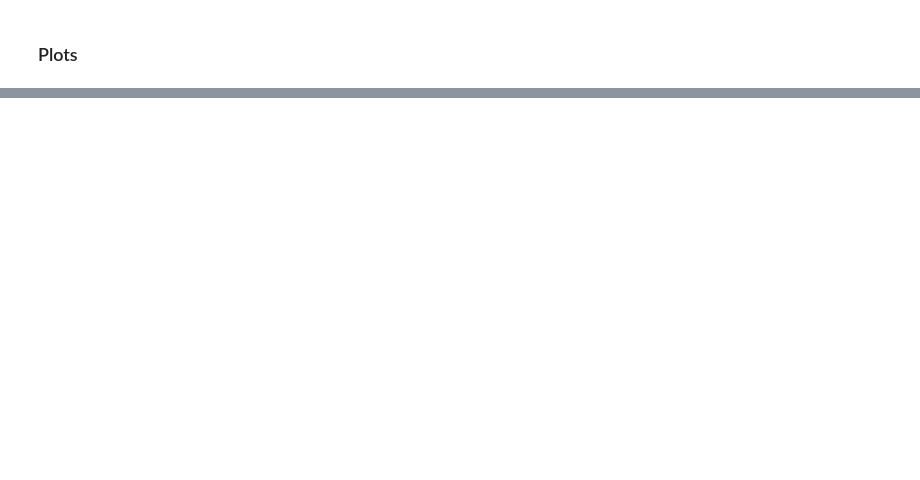
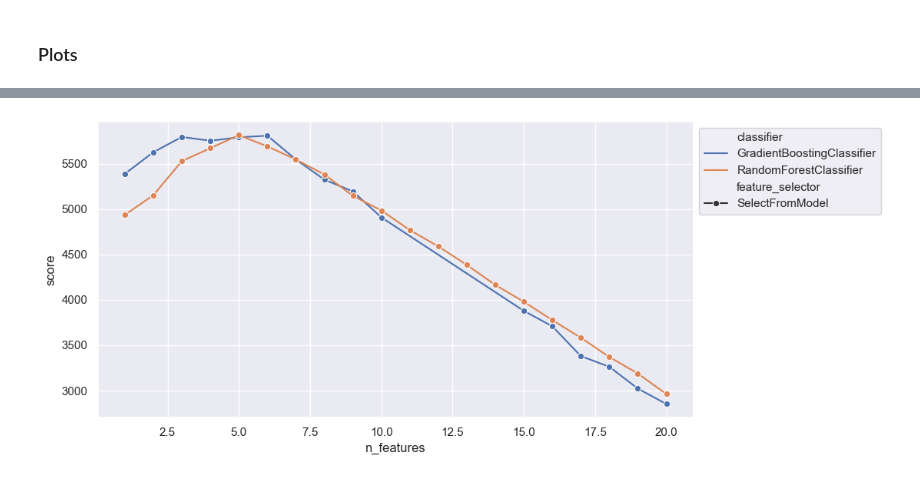
Before and after one commit to bieleckipiotr/AML-project2, a Jupyter notebook: code/evaluation.ipynb, the cells around one changed output, grey strips where cells are left out. Saved outputs shown, nothing was run; the diff lists cells and outputs as text; code cells hidden in the pictures; blank space fills up the shorter version.

Commit message:
Merge results & evaluate SelectFromModel comparison

```diff
--- a/code/evaluation.ipynb
+++ b/code/evaluation.ipynb
@@ -91,0 +92,14 @@ plt.show()
+# %%
+plt.figure(figsize=(10, 5))
+ax = sns.lineplot(
+    best_by_score,
+    x="n_features",
+    y="score",
+    hue="classifier",
+    style="feature_selector",
+    markers=True,
+)
+sns.move_legend(ax, "upper left", bbox_to_anchor=(1, 1))
+plt.show()
+# %% [output]
+[figure, added]
```
Also changed, not shown: parts of 4 cells of this notebook, 3 other files.
